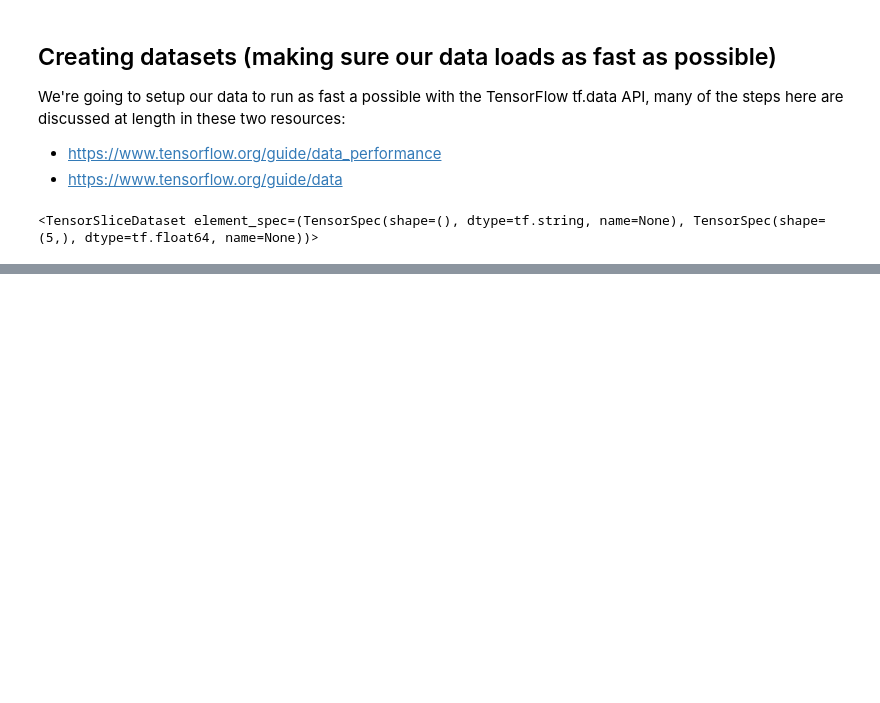
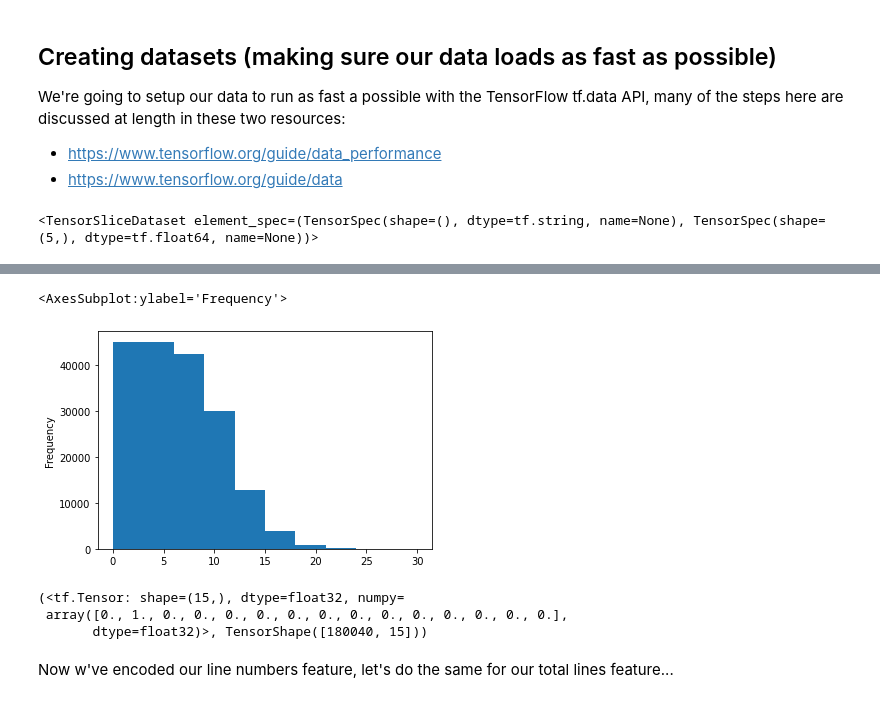
Before and after one commit to jrassoul/TensorFlow_Developer_Certificate_ZTM, a Jupyter notebook: 09_SkimLit_nlp_milestone_project/09_SkimLit_nlp_milestone_project_2.ipynb, the cells around one changed output, grey strips where cells are left out. Saved outputs shown, nothing was run; the diff lists cells and outputs as text; code cells hidden in the pictures; blank space fills up the shorter version.

```diff
--- a/09_SkimLit_nlp_milestone_project/09_SkimLit_nlp_milestone_project_2.ipynb
+++ b/09_SkimLit_nlp_milestone_project/09_SkimLit_nlp_milestone_project_2.ipynb
@@ -582,0 +1149,20 @@ AttributeError: 'Series' object has no attribute 'get_classes'
+# %%
+# Check the distribution of "line_number" column
+train_df.line_number.plot.hist()
+# %% [output]
+<AxesSubplot:ylabel='Frequency'>
+[figure, added]
+# %%
+# Use TensorFlow to create one-hot-encoded tensors of our "line_number" column
+train_line_numbers_one_hot = tf.one_hot(train_df["line_number"].to_numpy(), depth=15)
+val_line_numbers_one_hot = tf.one_hot(val_df["line_number"].to_numpy(), depth=15)
+test_line_numbers_one_hot = tf.one_hot(test_df["line_number"].to_numpy(), depth=15)
+
+
+train_line_numbers_one_hot[1], train_line_numbers_one_hot.shape
+# %% [output]
+(<tf.Tensor: shape=(15,), dtype=float32, numpy=
+ array([0., 1., 0., 0., 0., 0., 0., 0., 0., 0., 0., 0., 0., 0., 0.],
+       dtype=float32)>, TensorShape([180040, 15]))
+# %% [markdown]
+Now w've encoded our line numbers feature, let's do the same for our total lines feature...
```
Also changed, not shown: parts of 180 cells of this notebook, 11 other files.
